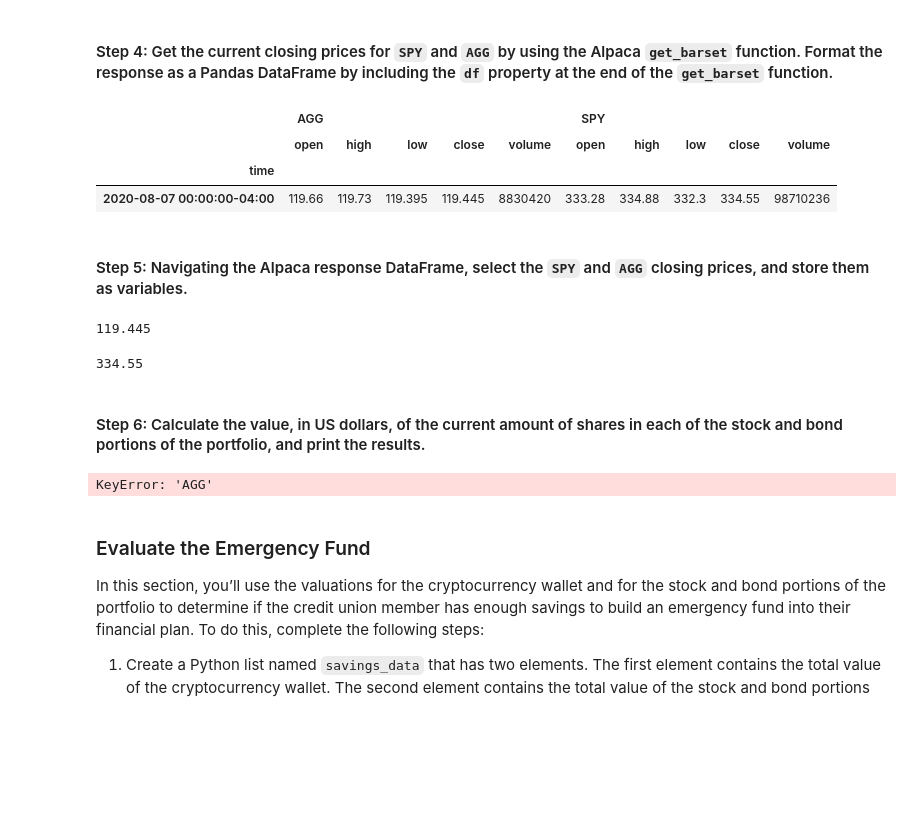
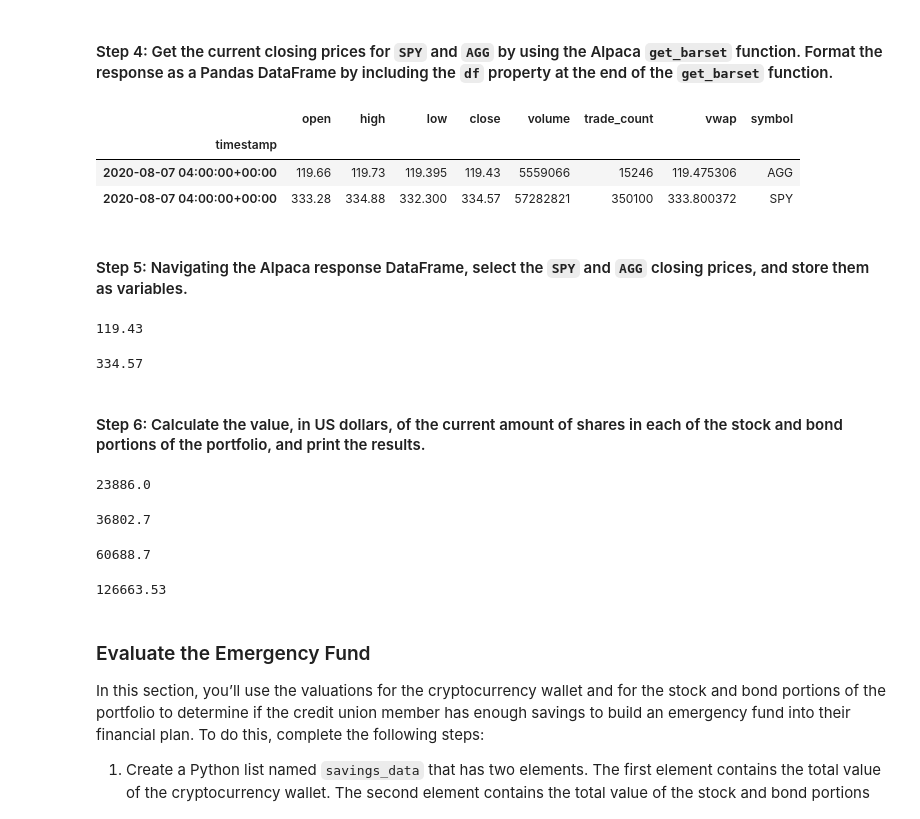
Before and after one commit to danicavalera/Financial_Planning, a Jupyter notebook: Assignment/financial_planning_tools.ipynb, the cells around one changed output. Cells and saved outputs as stored; diff of their text form; code cells hidden in the pictures; blank space fills up the shorter version.

```diff
--- a/Assignment/financial_planning_tools.ipynb
+++ b/Assignment/financial_planning_tools.ipynb
@@ -208,7 +208,7 @@ alpaca = tradeapi.REST(
 tickers = ["SPY", "AGG"]
 
 # Set timeframe to 1D
-timeframe = "1D"
+timeframe = "1Day"
 
 # Format current date as ISO format
 # Set both the start and end date at the date of your prior weekday
@@ -221,70 +221,74 @@ end_date = pd.Timestamp("2020-08-07", tz="America/New_York").isoformat()
 # %%
 # Use the Alpaca get_barset function to get current closing prices the portfolio
 # Be sure to set the `df` property after the function to format the response object as a DataFrame
-df_portfolio = alpaca.get_barset(
+df_portfolio = alpaca.get_bars(
     tickers,
     timeframe,
     start = start_date,
     end = end_date
 ).df
 
-
 # Review the first 5 rows of the Alpaca DataFrame
 df_portfolio.head()
 # %% [output]
-|  | AGG |  |  |  |  | SPY |  |  |  |  |
-|  | open | high | low | close | volume | open | high | low | close | volume |
-| time |  |  |  |  |  |  |  |  |  |  |
-| 2020-08-07 00:00:00-04:00 | 119.66 | 119.73 | 119.395 | 119.445 | 8830420 | 333.28 | 334.88 | 332.3 | 334.55 | 98710236 |
+|  | open | high | low | close | volume | trade_count | vwap | symbol |
+| timestamp |  |  |  |  |  |  |  |  |
+| 2020-08-07 04:00:00+00:00 | 119.66 | 119.73 | 119.395 | 119.43 | 5559066 | 15246 | 119.475306 | AGG |
+| 2020-08-07 04:00:00+00:00 | 333.28 | 334.88 | 332.300 | 334.57 | 57282821 | 350100 | 333.800372 | SPY |
 # %% [markdown]
 #### Step 5: Navigating the Alpaca response DataFrame, select the `SPY` and `AGG` closing prices, and store them as variables.
 # %%
 # Access the closing price for AGG from the Alpaca DataFrame
 # Converting the value to a floating point number
-agg_close_price = float(df_portfolio['AGG']['close'])
-
+agg_close_price = float(df_portfolio['close'][0])
 # Print the AGG closing price
 agg_close_price
 # %% [output]
-119.445
+119.43
 # %%
 # Access the closing price for SPY from the Alpaca DataFrame
 # Converting the value to a floating point number
-spy_close_price = float(df_portfolio['SPY']['close'])
+spy_close_price = float(df_portfolio['close'][1])
 
 # Print the SPY closing price
 spy_close_price
 # %% [output]
-334.55
+334.57
 # %% [markdown]
 #### Step 6: Calculate the value, in US dollars, of the current amount of shares in each of the stock and bond portions of the portfolio, and print the results.
 # %%
 # Calculate the current value of the bond portion of the portfolio
-agg_value = agg_close_price * df_portfolio.loc["AGG"][agg_shares]
+agg_value = agg_close_price * agg_shares
 
 # Print the current value of the bond portfolio
 agg_value
 # %% [output]
-KeyError: 'AGG'
+23886.0
 # %%
 # Calculate the current value of the stock portion of the portfolio
-spy_value = # YOUR CODE HERE
+spy_value = spy_close_price * spy_shares
 
 # Print the current value of the stock portfolio
-# YOUR CODE HERE
+spy_value
+# %% [output]
+36802.7
 # %%
 # Calculate the total value of the stock and bond portion of the portfolio
-total_stocks_bonds = # YOUR CODE HERE
+total_stocks_bonds = agg_value + spy_value
 
 # Print the current balance of the stock and bond portion of the portfolio
-# YOUR CODE HERE
+total_stocks_bonds
+# %% [output]
+60688.7
 # %%
 # Calculate the total value of the member's entire savings portfolio
 # Add the value of the cryptocurrency walled to the value of the total stocks and bonds
-total_portfolio = # YOUR CODE HERE
+total_portfolio = total_crypto_wallet + total_stocks_bonds
 
 # Print current cryptocurrency wallet balance
-# YOUR CODE HERE
+total_portfolio
+# %% [output]
+126663.53
 # %% [markdown]
 ### Evaluate the Emergency Fund
 
```
Also changed, not shown: parts of 18 cells of this notebook.
